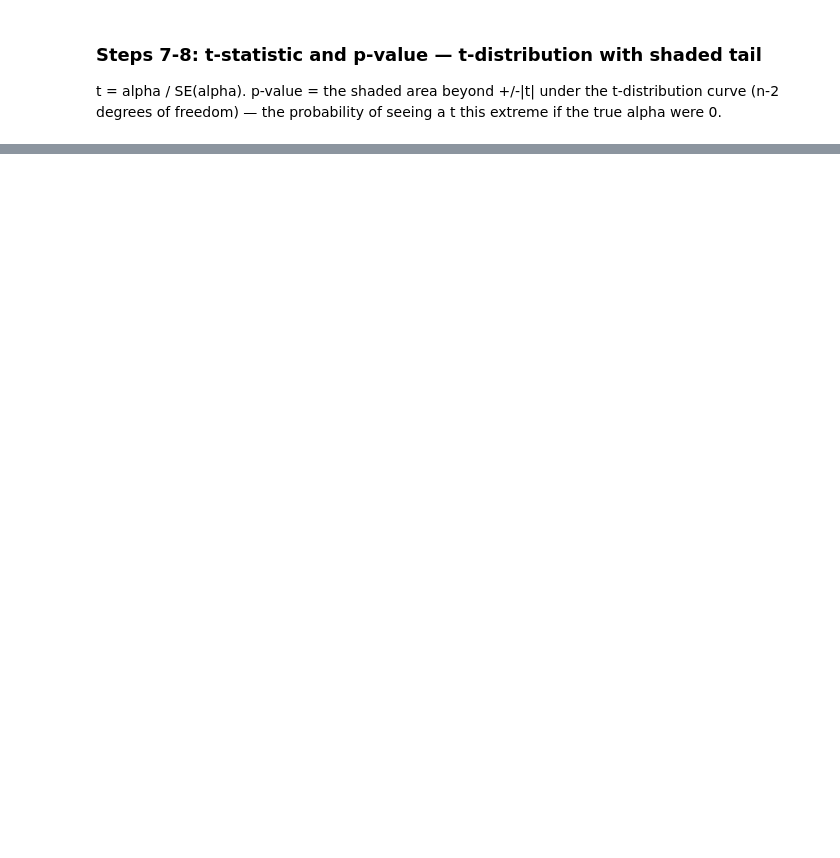
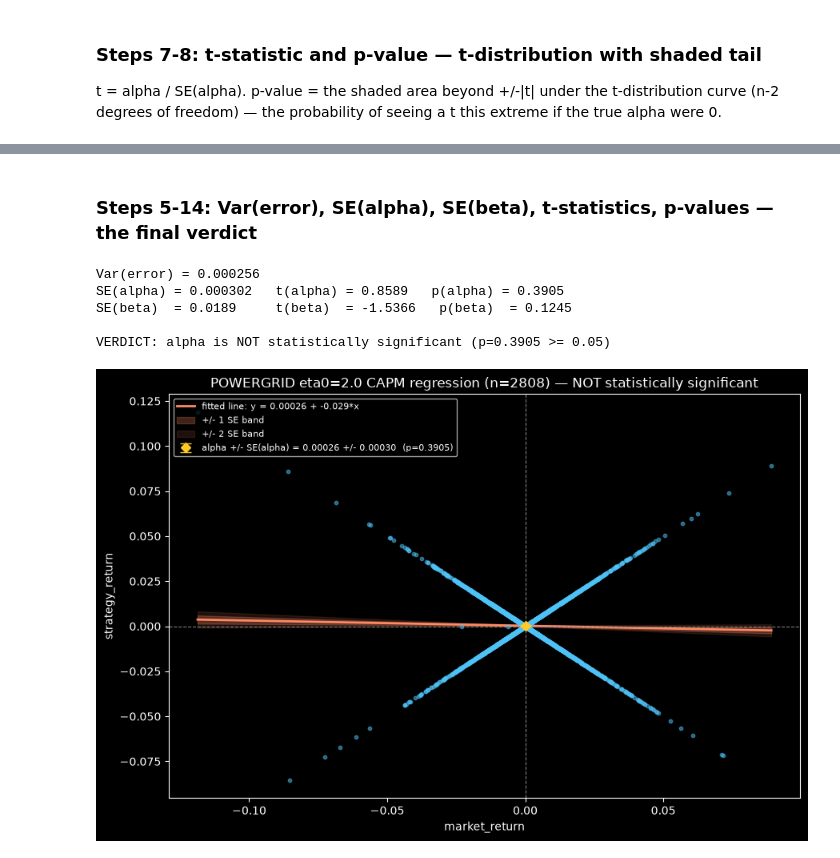
Before and after one commit to Saurav-cloud9/CodePonting, a Jupyter notebook: Algo_Trading/Framework_V2/scripts/trials/regime_model/memlabs/52_alpha_beta_concept_and_powergrid.ipynb, the cells around one changed output, grey strips where cells are left out. Drawn from its saved outputs; the diff is of its cells as text; code cells hidden in the pictures; blank space fills up the shorter version.

```diff
--- a/Algo_Trading/Framework_V2/scripts/trials/regime_model/memlabs/52_alpha_beta_concept_and_powergrid.ipynb
+++ b/Algo_Trading/Framework_V2/scripts/trials/regime_model/memlabs/52_alpha_beta_concept_and_powergrid.ipynb
@@ -193,0 +346,44 @@ set above. Added once the concept plots above are confirmed correct.
+# %% [markdown]
+### Steps 5-14: Var(error), SE(alpha), SE(beta), t-statistics, p-values — the final verdict
+# %%
+var_error = np.sum(error ** 2) / (n - 2)
+Sxx = np.sum((market_return - x_bar) ** 2)
+
+se_alpha = np.sqrt(var_error * (1/n + x_bar**2/Sxx))
+se_beta = np.sqrt(var_error / Sxx)
+
+t_alpha = alpha / se_alpha
+p_alpha = 2 * stats.t.sf(abs(t_alpha), df=n-2)
+t_beta = beta / se_beta
+p_beta = 2 * stats.t.sf(abs(t_beta), df=n-2)
+
+print(f"Var(error) = {var_error:.6f}")
+print(f"SE(alpha) = {se_alpha:.6f}   t(alpha) = {t_alpha:.4f}   p(alpha) = {p_alpha:.4f}")
+print(f"SE(beta)  = {se_beta:.4f}     t(beta)  = {t_beta:.4f}   p(beta)  = {p_beta:.4f}")
+
+verdict = "STATISTICALLY SIGNIFICANT" if p_alpha < 0.05 else "NOT statistically significant"
+print(f"\nVERDICT: alpha is {verdict} (p={p_alpha:.4f} {'<' if p_alpha<0.05 else '>='} 0.05)")
+
+se_line = np.sqrt(var_error * (1/n + (x_line - x_bar)**2 / Sxx))
+fig, ax = plt.subplots(figsize=(9, 6))
+ax.scatter(market_return, strategy_return, color='#4fc3f7', s=10, alpha=0.5, zorder=3)
+ax.plot(x_line, y_line, color='#ff8a65', lw=2, label=f'fitted line: y = {alpha:.5f} + {beta:.3f}*x')
+ax.fill_between(x_line, y_line - se_line, y_line + se_line, color='#ff8a65', alpha=0.25, label='+/- 1 SE band')
+ax.fill_between(x_line, y_line - 2*se_line, y_line + 2*se_line, color='#ff8a65', alpha=0.12, label='+/- 2 SE band')
+ax.axvline(0, color='gray', lw=0.8, ls='--')
+ax.axhline(0, color='gray', lw=0.8, ls='--')
+ax.errorbar([0], [alpha], yerr=[se_alpha], fmt='D', color='#ffca28', ecolor='#ffca28', capsize=5, zorder=4,
+            label=f'alpha +/- SE(alpha) = {alpha:.5f} +/- {se_alpha:.5f}  (p={p_alpha:.4f})')
+ax.set_xlabel('market_return'); ax.set_ylabel('strategy_return')
+ax.set_title(f'POWERGRID eta0=2.0 CAPM regression (n={n}) — {verdict}')
+ax.legend(fontsize=8, loc='upper left')
+plt.tight_layout()
+plt.savefig('52b_check_confidence_band.png', dpi=110)
+plt.show()
+# %% [output]
+Var(error) = 0.000256
+SE(alpha) = 0.000302   t(alpha) = 0.8589   p(alpha) = 0.3905
+SE(beta)  = 0.0189     t(beta)  = -1.5366   p(beta)  = 0.1245
+
+VERDICT: alpha is NOT statistically significant (p=0.3905 >= 0.05)
+[figure, added]
```
Also changed, not shown: parts of 16 cells of this notebook, 38 other files.
